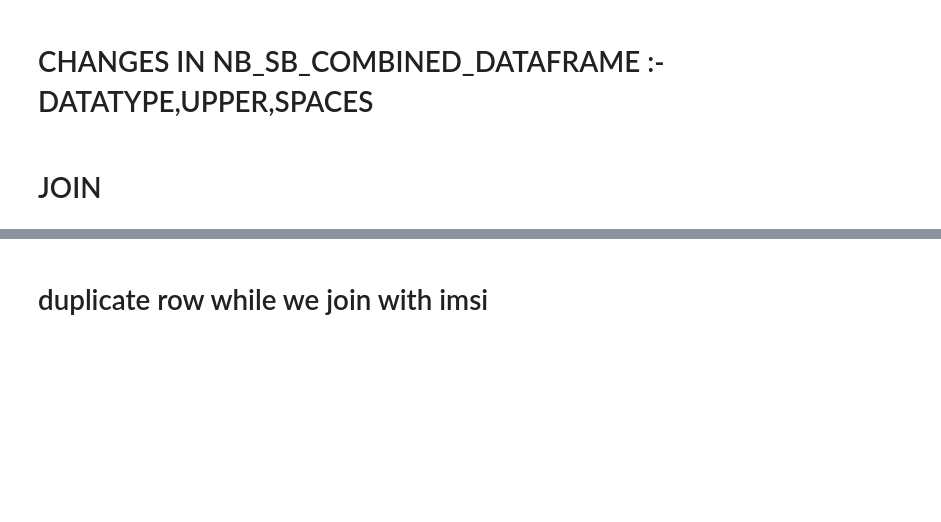
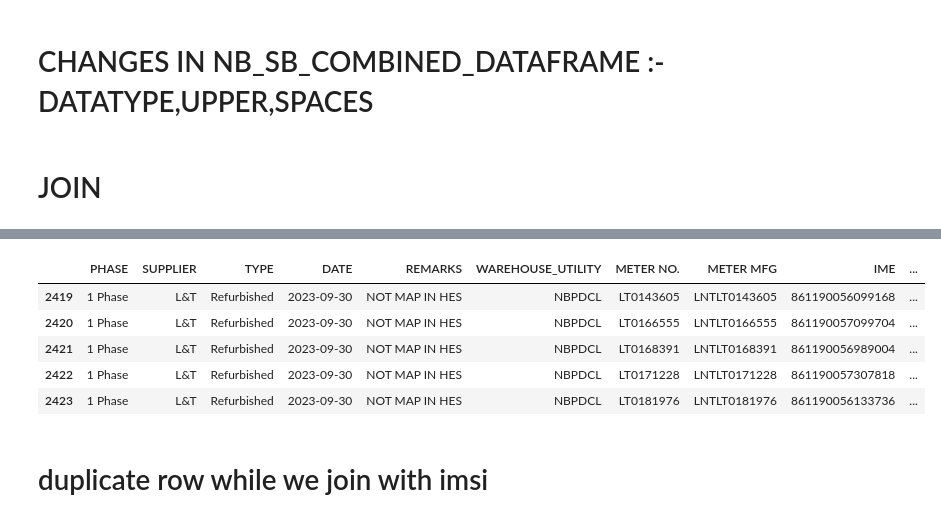
Before and after one commit to ratankj/METER_MATCHING_DATA, a Jupyter notebook: code_with merge.ipynb, the cells around one changed output, grey strips where cells are left out. Drawn from its saved outputs; the diff is of its cells as text; code cells hidden in the pictures; blank space fills up the shorter version.

```diff
--- a/code_with merge.ipynb
+++ b/code_with merge.ipynb
@@ -193,4 +202,13 @@ DECODE(D.ORG_ID,52,'SBPDCL',102,'NBPDCL')       0
 dtype: int64
+# %%
+LEFT_JOIN_WITH_IMSI_WAREHOUSE_AND_COMIBNED_DATA[LEFT_JOIN_WITH_IMSI_WAREHOUSE_AND_COMIBNED_DATA['UDC_ID'].isnull()]
+# %% [output]
+|  | PHASE | SUPPLIER | TYPE | DATE | REMARKS | WAREHOUSE_UTILITY | METER NO. | METER MFG | IME | ... |
+| 2419 | 1 Phase | L&T | Refurbished | 2023-09-30 | NOT MAP IN HES | NBPDCL | LT0143605 | LNTLT0143605 | 861190056099168 | ... |
+| 2420 | 1 Phase | L&T | Refurbished | 2023-09-30 | NOT MAP IN HES | NBPDCL | LT0166555 | LNTLT0166555 | 861190057099704 | ... |
+| 2421 | 1 Phase | L&T | Refurbished | 2023-09-30 | NOT MAP IN HES | NBPDCL | LT0168391 | LNTLT0168391 | 861190056989004 | ... |
+| 2422 | 1 Phase | L&T | Refurbished | 2023-09-30 | NOT MAP IN HES | NBPDCL | LT0171228 | LNTLT0171228 | 861190057307818 | ... |
+| 2423 | 1 Phase | L&T | Refurbished | 2023-09-30 | NOT MAP IN HES | NBPDCL | LT0181976 | LNTLT0181976 | 861190056133736 | ... |
 # %% [markdown]
 # duplicate row while we join with imsi
 # %%
```
Also changed, not shown: parts of 60 cells of this notebook, 1 other file.
